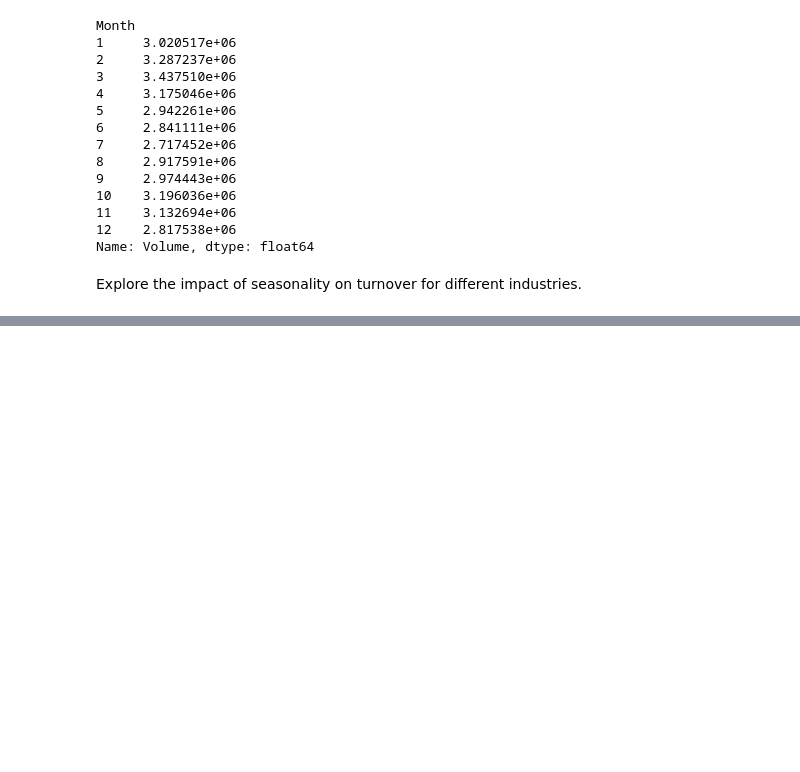
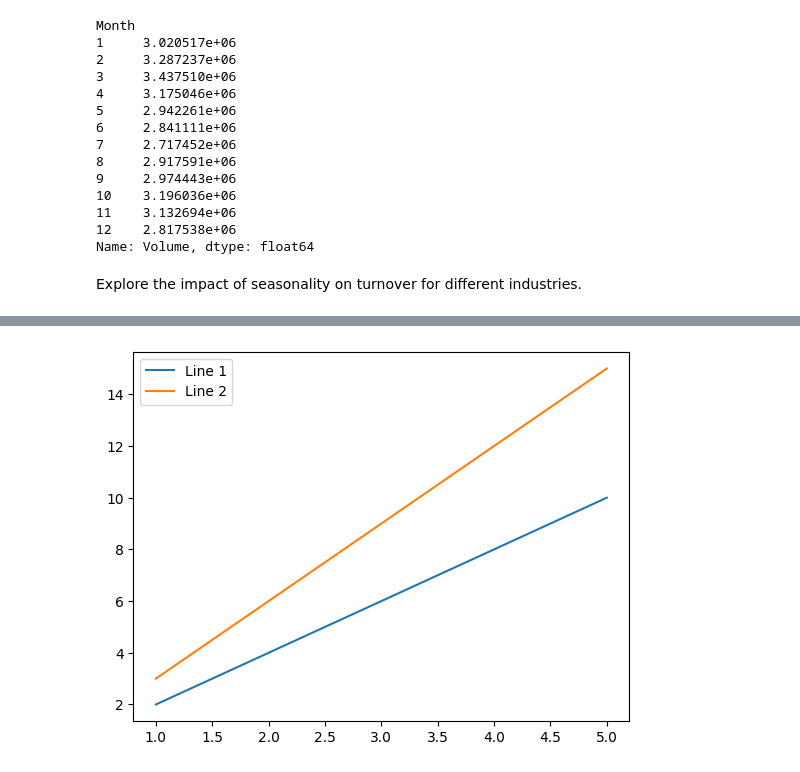
Before and after one commit to AkshayaKakde/Stock-Market-Data-Analysis-and-Reporting, a Jupyter notebook: stock_data_analysis.ipynb, the cells around one changed output, grey strips where cells are left out. Saved outputs shown, nothing was run; the diff lists cells and outputs as text; code cells hidden in the pictures; blank space fills up the shorter version.

```diff
--- a/stock_data_analysis.ipynb
+++ b/stock_data_analysis.ipynb
@@ -926,0 +876,17 @@ WARNING:matplotlib.legend:No artists with labels found to put in legend.  Note t
+# %%
+import matplotlib.pyplot as plt
+
+x = [1, 2, 3, 4, 5]
+y1 = [2, 4, 6, 8, 10]
+y2 = [3, 6, 9, 12, 15]
+
+plt.plot(x, y1, label='Line 1')
+plt.plot(x, y2, label='Line 2')
+
+handles, labels = plt.gca().get_legend_handles_labels()
+if handles:
+    plt.legend()
+
+plt.show()
+# %% [output]
+[figure, added]
```
Also changed, not shown: parts of 1 cell of this notebook.
